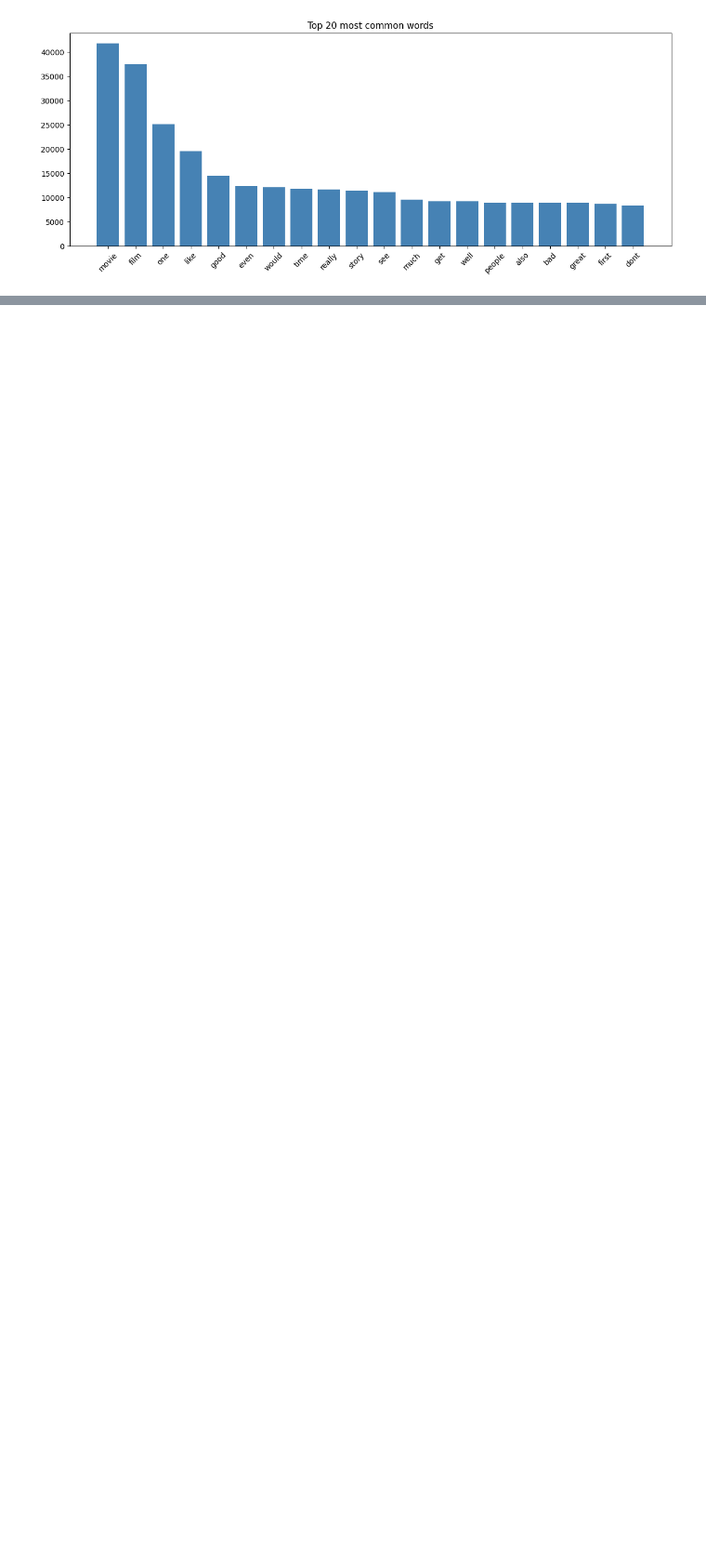
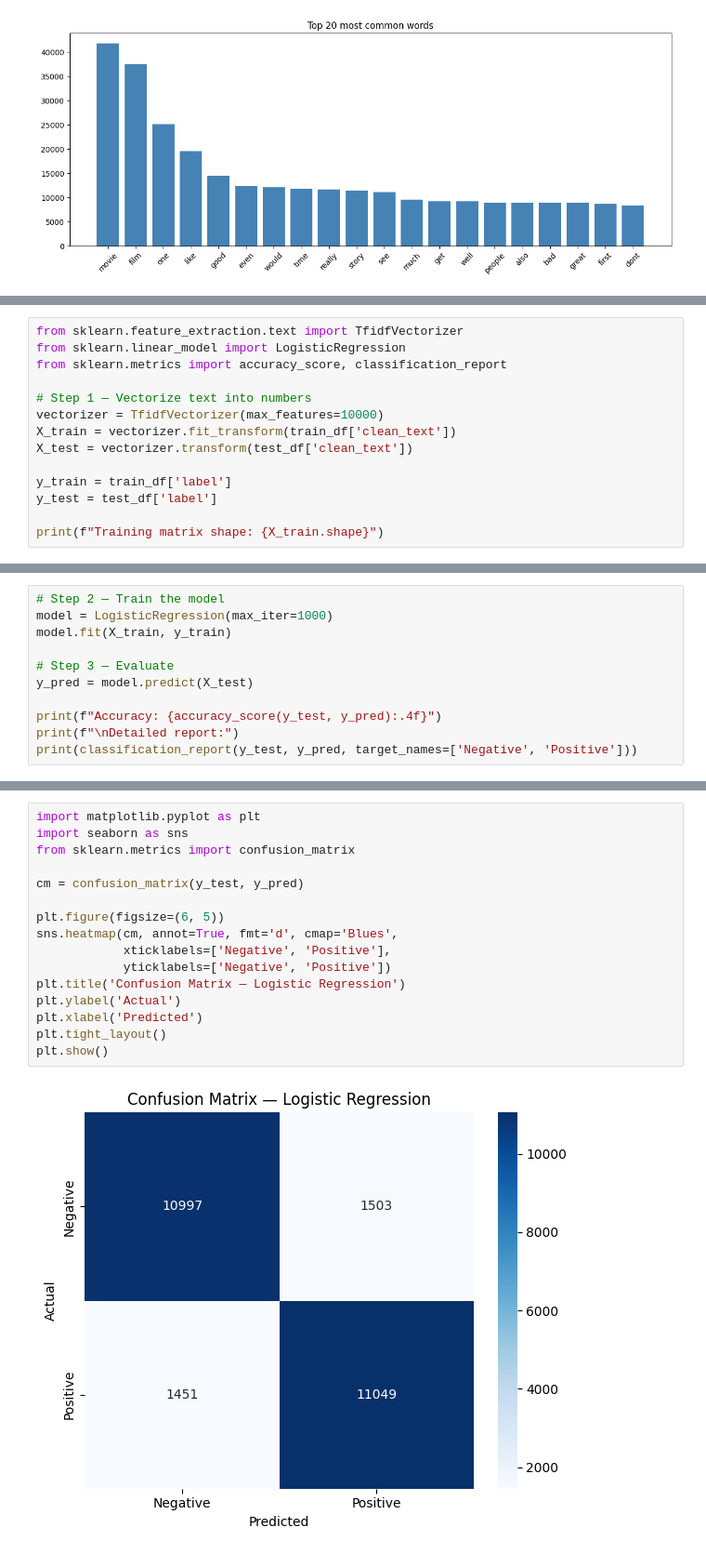
Before and after one commit to Rushadroomi/sentiment-classifier, a Jupyter notebook: sentiment_classifier.ipynb, the cells around one changed output, grey strips where cells are left out. Shown at 93% size. Cells and saved outputs as stored; diff of their text form; blank space fills up the shorter version.

Commit message:
feat: classical ML models — LR 88%, SVM 87%, NB 84% + error analysis

```diff
--- a/sentiment_classifier.ipynb
+++ b/sentiment_classifier.ipynb
@@ -102,0 +110,14 @@ rented curiousyellow video store controversy surrounded first released 1967 also
+# %%
+from sklearn.feature_extraction.text import TfidfVectorizer
+from sklearn.linear_model import LogisticRegression
+from sklearn.metrics import accuracy_score, classification_report
+
+# Step 1 — Vectorize text into numbers
+vectorizer = TfidfVectorizer(max_features=10000)
+X_train = vectorizer.fit_transform(train_df['clean_text'])
+X_test = vectorizer.transform(test_df['clean_text'])
+
+y_train = train_df['label']
+y_test = test_df['label']
+
+print(f"Training matrix shape: {X_train.shape}")
@@ -102,0 +126,11 @@ rented curiousyellow video store controversy surrounded first released 1967 also
+# %%
+# Step 2 — Train the model
+model = LogisticRegression(max_iter=1000)
+model.fit(X_train, y_train)
+
+# Step 3 — Evaluate
+y_pred = model.predict(X_test)
+
+print(f"Accuracy: {accuracy_score(y_test, y_pred):.4f}")
+print(f"\nDetailed report:")
+print(classification_report(y_test, y_pred, target_names=['Negative', 'Positive']))
@@ -102,0 +167,18 @@ rented curiousyellow video store controversy surrounded first released 1967 also
+# %%
+import matplotlib.pyplot as plt
+import seaborn as sns
+from sklearn.metrics import confusion_matrix
+
+cm = confusion_matrix(y_test, y_pred)
+
+plt.figure(figsize=(6, 5))
+sns.heatmap(cm, annot=True, fmt='d', cmap='Blues',
+            xticklabels=['Negative', 'Positive'],
+            yticklabels=['Negative', 'Positive'])
+plt.title('Confusion Matrix — Logistic Regression')
+plt.ylabel('Actual')
+plt.xlabel('Predicted')
+plt.tight_layout()
+plt.show()
+# %% [output]
+[figure, added]
```
Also changed, not shown: parts of 13 cells of this notebook.
